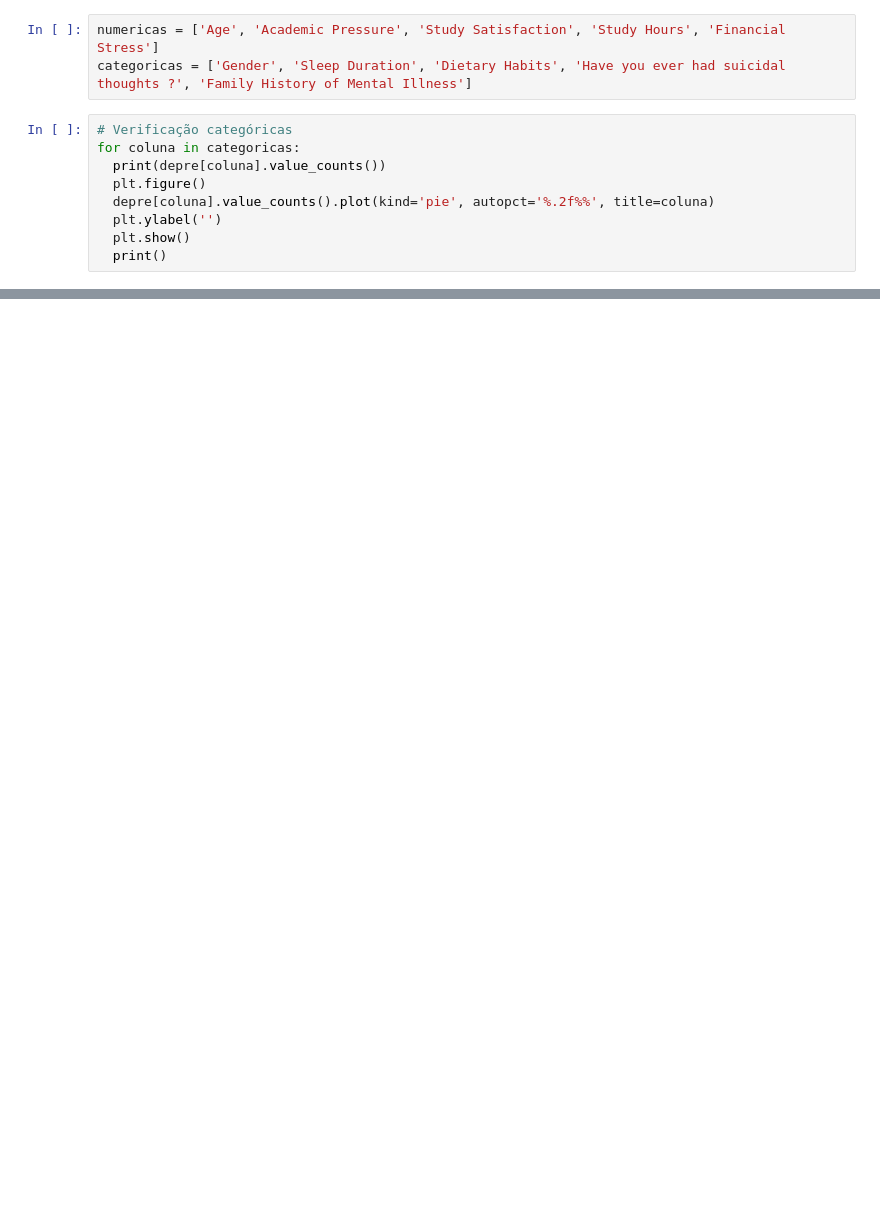
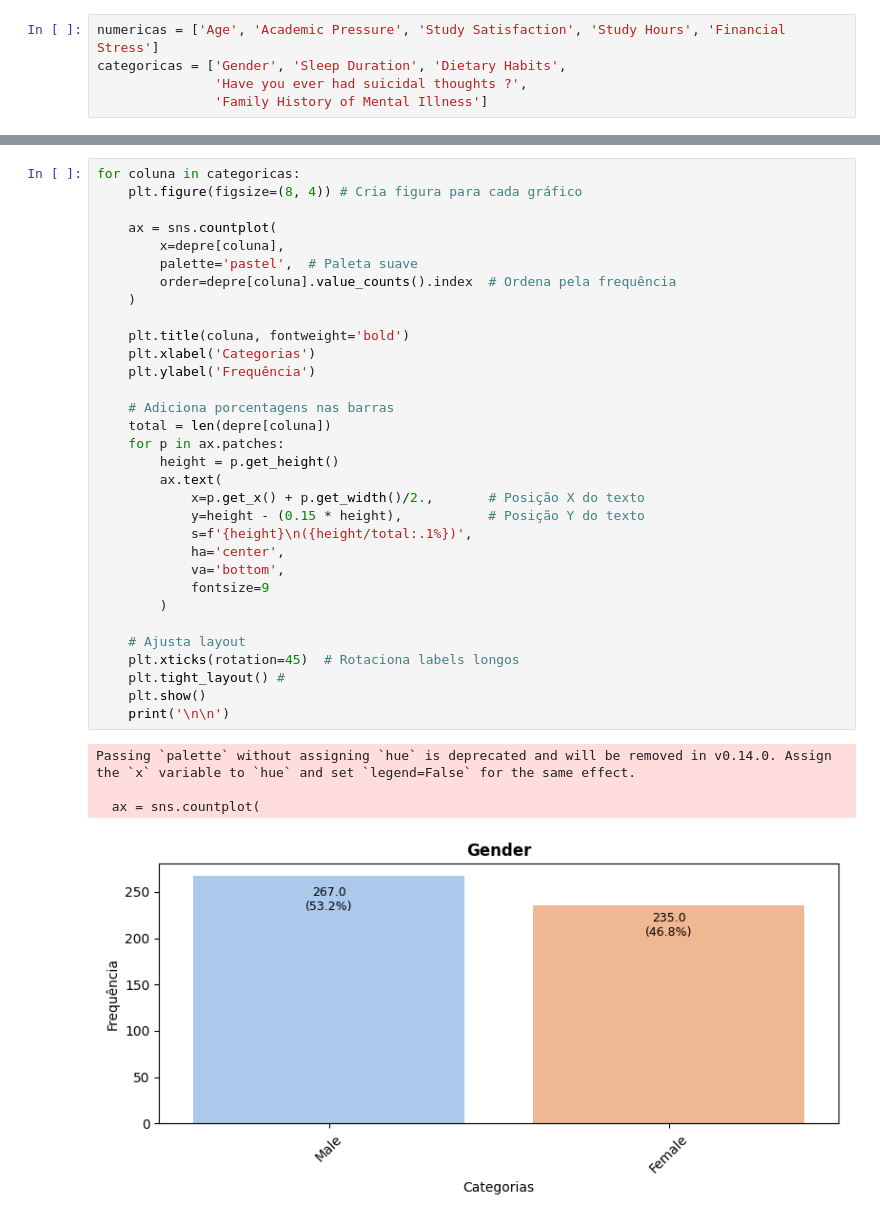
Before and after one commit to MrCostinha/CDE-AM, a Jupyter notebook: CDE_Projeto_Final_AM.ipynb, the cells around one changed output, grey strips where cells are left out. Drawn from its saved outputs; the diff is of its cells as text; blank space fills up the shorter version.

```diff
--- a/CDE_Projeto_Final_AM.ipynb
+++ b/CDE_Projeto_Final_AM.ipynb
@@ -71,12 +79,5 @@ depre["Depression"].value_counts().plot(kind='pie', autopct='%.2f%%', title='Dep
 # %%
 numericas = ['Age', 'Academic Pressure', 'Study Satisfaction', 'Study Hours', 'Financial Stress']
-categoricas = ['Gender', 'Sleep Duration', 'Dietary Habits', 'Have you ever had suicidal thoughts ?', 'Family History of Mental Illness']
+categoricas = ['Gender', 'Sleep Duration', 'Dietary Habits',
+               'Have you ever had suicidal thoughts ?',
+               'Family History of Mental Illness']
-# %%
-# Verificação categóricas
-for coluna in categoricas:
-  print(depre[coluna].value_counts())
-  plt.figure()
-  depre[coluna].value_counts().plot(kind='pie', autopct='%.2f%%', title=coluna)
-  plt.ylabel('')
-  plt.show()
-  print()
@@ -165,0 +86,37 @@ Intervalo Interquartil: 2.0
+# %%
+for coluna in categoricas:
+    plt.figure(figsize=(8, 4)) # Cria figura para cada gráfico
+
+    ax = sns.countplot(
+        x=depre[coluna],
+        palette='pastel',  # Paleta suave
+        order=depre[coluna].value_counts().index  # Ordena pela frequência
+    )
+
+    plt.title(coluna, fontweight='bold')
+    plt.xlabel('Categorias')
+    plt.ylabel('Frequência')
+
+    # Adiciona porcentagens nas barras
+    total = len(depre[coluna])
+    for p in ax.patches:
+        height = p.get_height()
+        ax.text(
+            x=p.get_x() + p.get_width()/2.,       # Posição X do texto
+            y=height - (0.15 * height),           # Posição Y do texto
+            s=f'{height}\n({height/total:.1%})',
+            ha='center',
+            va='bottom',
+            fontsize=9
+        )
+
+    # Ajusta layout
+    plt.xticks(rotation=45)  # Rotaciona labels longos
+    plt.tight_layout() #
+    plt.show()
+    print('\n\n')
+# %% [output]
+Passing `palette` without assigning `hue` is deprecated and will be removed in v0.14.0. Assign the `x` variable to `hue` and set `legend=False` for the same effect.
+
+  ax = sns.countplot(
+[figure, added]
```
Also changed, not shown: parts of 21 cells of this notebook.
